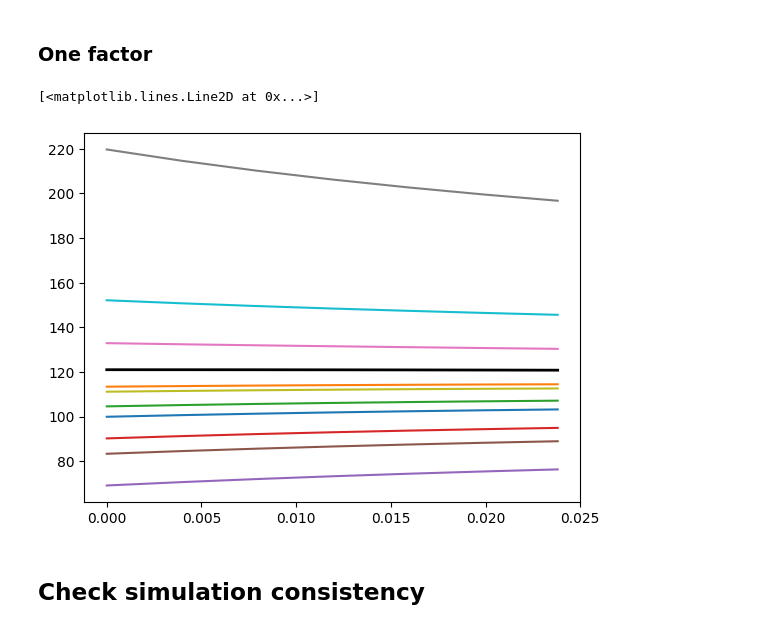
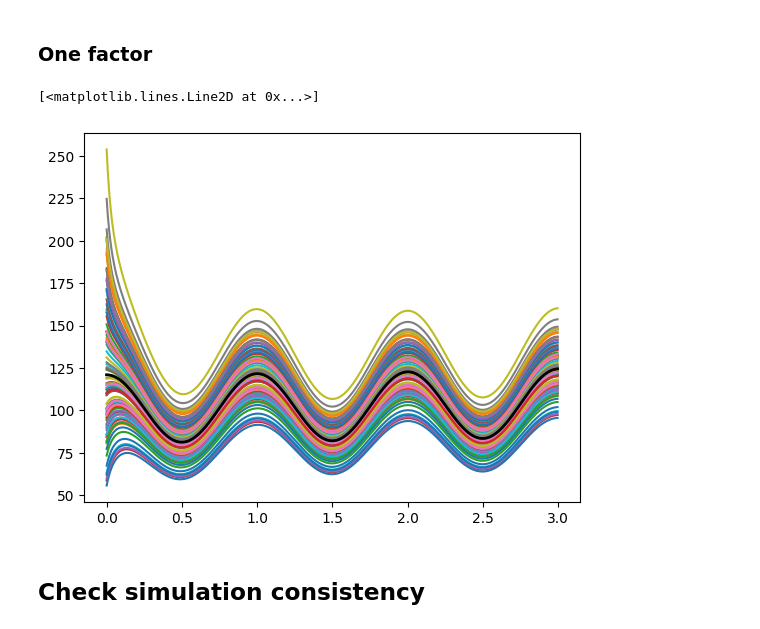
Before and after one commit to bmyksvoll/curves, a Jupyter notebook: bsr_simulation.ipynb, the cells around one changed output. Drawn from its saved outputs; the diff is of its cells as text; code cells hidden in the pictures.

```diff
--- a/bsr_simulation.ipynb
+++ b/bsr_simulation.ipynb
@@ -68,28 +66,18 @@ Variance2:0.4593267682853411
 SumVariance:0.45932676828534064
 # %%
-
-def term_structure(t):
-    T_max= t[-1]
-    # Define a term structure function that could depend on t
-    # Simple sinusoidal term structure for demonstration
-    return 100 + 20 * np.cos(2*T_max * np.pi * t /T_max) + np.exp(0.5*t)
-
-def vol_structure(t, T, a= 0.9, b = 0.6, c= 0.1):
-    return a / (t + b) + c
-
 # Parameters
+t = 0
 T = 3  # Total time in years
 dt = 1/252  # Daily time step
 n_steps = int(T / dt)
 
-b = 2/3/10
-a = 0.2*b
-c = 0.1
+
 
 taus = np.arange(0, n_steps) * dt  # Time steps
 
-#plt.plot(taus, term_structure(taus), lw=1, label='Term Structure')
-plt.plot(taus, vol_structure(taus, T, a, b, c), lw=1, label='Volatility Structure')
-#plt.plot(taus, sigma_brs(t, t+dt, taus, a,b,c), lw=1, label='Volatility Structure')
+prices = term_structure(taus)
+#plt.plot(t, prices, lw=1, label='Term Structure')
+#plt.plot(taus, vol_structure(taus, T, a, b, c), lw=1, label='Volatility Structure')
+plt.plot(sigma_brs(t, t+dt, taus, a,b,c), lw=1, label='Volatility Structure')
 # %% [output]
 [<matplotlib.lines.Line2D at 0x...>]
@@ -99,34 +87,39 @@ plt.plot(taus, vol_structure(taus, T, a, b, c), lw=1, label='Volatility Structur
 # %% [markdown]
 ### One factor
 # %%
+b = 2/3/10
+a = 0.2*b
+c = 0.1
+
 # Parameters
-
-n_sims = 10  # Number of paths to simulate
-T = 7/252  # Total time in years
+n_sims = 100  # Number of paths to simulate
+T = 3  # Total time in years
 dt = 1/252  # Daily time step
 n_steps = int(T / dt)
+
+
 
 taus = np.arange(0, n_steps) * dt  # Time steps
 # Generate independent random samples
 w = np.random.randn(n_sims, 1)
 
 initial_term_structure = term_structure(taus)
 
 #sigma = 0.3
 
 sigma = sigma_brs(t, t+dt, taus, a,b,c) # Term structure of volatility
 z = np.exp(sigma * w - 0.5 * sigma**2*dt)
 
-sim_curves = z *  term_structure(taus+dt) # Change this so term structure starts at t+dt
+sim_curves = z *  initial_term_structure
 
 # Plot each row as a separate line
 for i, row in enumerate(sim_curves):
     plt.plot(taus,row, label=f'Row {i+1}')
 
-plt.plot(taus, term_structure(taus), color='black', lw=2, label='Term Structure')
+plt.plot(taus, initial_term_structure, color='black', lw=2, label='Term Structure')
 #plt.plot(taus,sigma_brs(t, t+dt, taus, a,b,c), color='black', lw=2, label='Term Structure')
 # %% [output]
 [<matplotlib.lines.Line2D at 0x...>]
-[figure, old version]
+[figure, new version]
 # %% [markdown]
 ## Check simulation consistency
```
Also changed, not shown: parts of 6 cells of this notebook.
